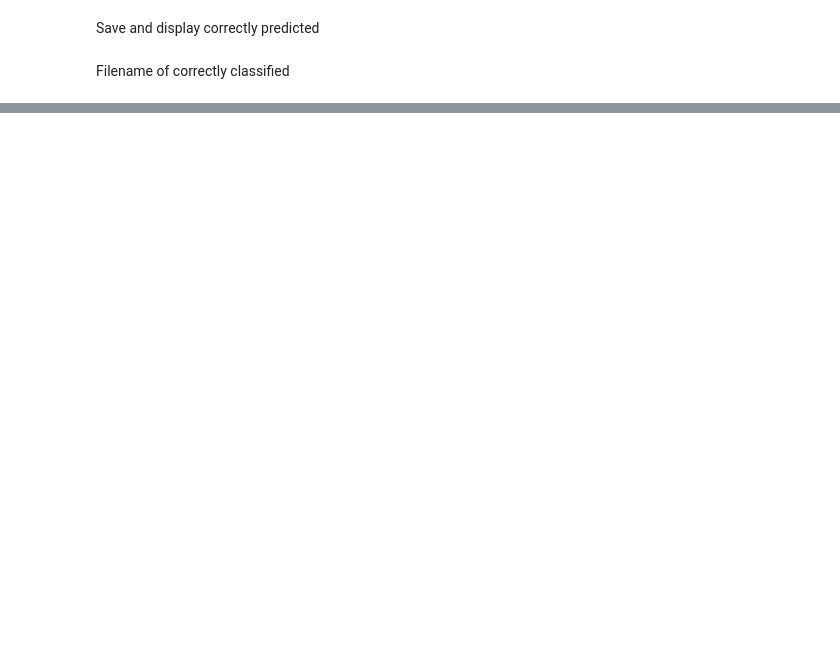
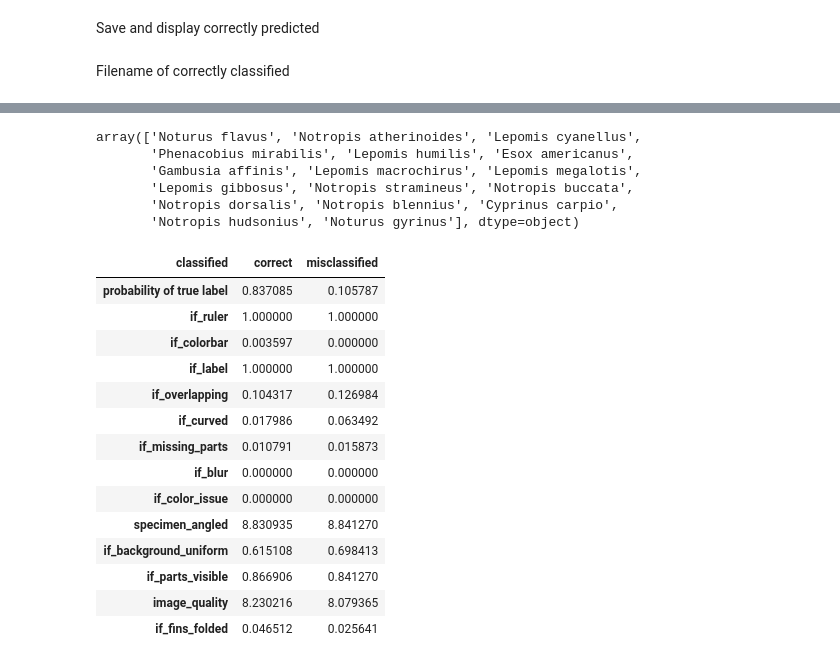
Before and after one commit to hdr-bgnn/iqm, a Jupyter notebook: HGNN/analyze/obtain_misclassified_examples.ipynb, the cells around one changed output, grey strips where cells are left out. Cells and saved outputs as stored; diff of their text form; code cells hidden in the pictures; blank space fills up the shorter version.

```diff
--- a/HGNN/analyze/obtain_misclassified_examples.ipynb
+++ b/HGNN/analyze/obtain_misclassified_examples.ipynb
@@ -204,0 +217,4 @@ test_loader
+# %%
+qual=qual.drop(columns=["fixed_scientific_name","scientific_name","resolution"]) #all NAN
+# %%
+moige=qual.set_index('image_name').join(meta.set_index('fileName')).join(df_correctlyclassified.set_index('file name'))
@@ -204,0 +230,37 @@ test_loader
+# %%
+moige['scientificName'].unique()
+# %% [output]
+array(['Noturus flavus', 'Notropis atherinoides', 'Lepomis cyanellus',
+       'Phenacobius mirabilis', 'Lepomis humilis', 'Esox americanus',
+       'Gambusia affinis', 'Lepomis macrochirus', 'Lepomis megalotis',
+       'Lepomis gibbosus', 'Notropis stramineus', 'Notropis buccata',
+       'Notropis dorsalis', 'Notropis blennius', 'Cyprinus carpio',
+       'Notropis hudsonius', 'Noturus gyrinus'], dtype=object)
+# %%
+from plotnine import *
+moige=moige.rename(columns={'if_bent':'if_curved'})
+res=moige.groupby('classified').mean().drop(['height','width','fish_number','if_fish','fixedCatalogNumber','checked_flag','landmark_failures_number','if_label_catalog_number_correct','if_label_name_correct','if_each_fish_label'],axis=1)
+
+for incol in [col for col in moige if col.startswith('if')]:
+    moige[incol] = moige[incol].astype(float)
+flip_ifs = ['if_blur']
+for col in flip_ifs:
+    res[col] = 1-res[col]
+res.transpose()
+#ggplot(moige,aes('classified','if_fish'))+geom_bar()
+# %% [output]
+| classified | correct | misclassified |
+| probability of true label | 0.837085 | 0.105787 |
+| if_ruler | 1.000000 | 1.000000 |
+| if_colorbar | 0.003597 | 0.000000 |
+| if_label | 1.000000 | 1.000000 |
+| if_overlapping | 0.104317 | 0.126984 |
+| if_curved | 0.017986 | 0.063492 |
+| if_missing_parts | 0.010791 | 0.015873 |
+| if_blur | 0.000000 | 0.000000 |
+| if_color_issue | 0.000000 | 0.000000 |
+| specimen_angled | 8.830935 | 8.841270 |
+| if_background_uniform | 0.615108 | 0.698413 |
+| if_parts_visible | 0.866906 | 0.841270 |
+| image_quality | 8.230216 | 8.079365 |
+| if_fins_folded | 0.046512 | 0.025641 |
```
Also changed, not shown: parts of 22 cells of this notebook, 11 other files.
